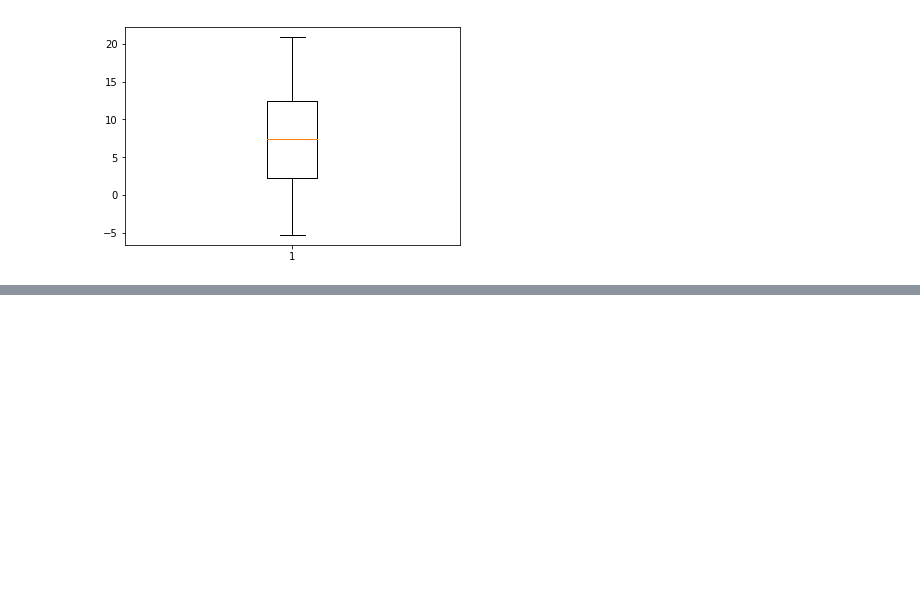
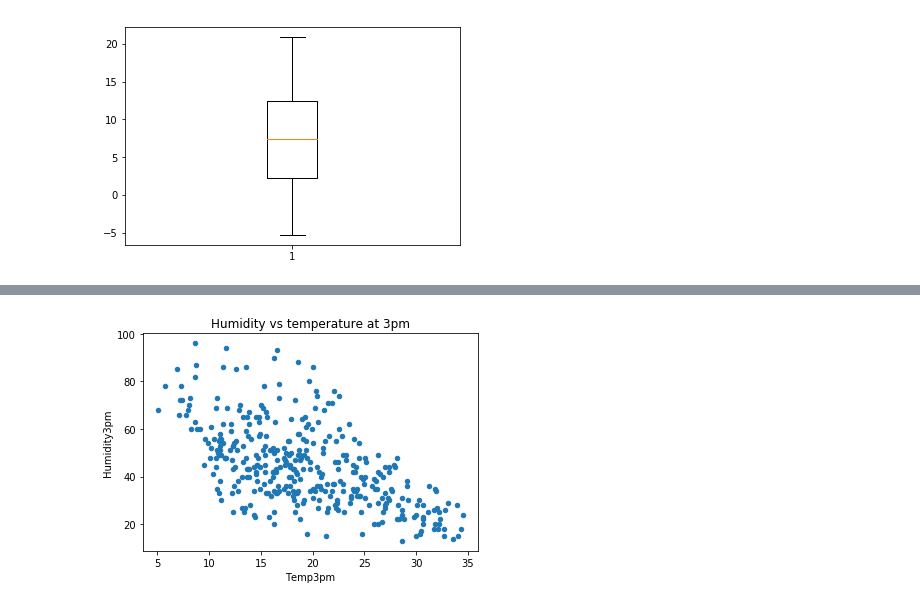
Before and after one commit to nguyenbh1507/TIC-Data-Science-1, a Jupyter notebook: Session2/matplotlib-data-visualization.ipynb, the cells around one changed output, grey strips where cells are left out. Saved outputs shown, nothing was run; the diff lists cells and outputs as text; code cells hidden in the pictures; blank space fills up the shorter version.

```diff
--- a/Session2/matplotlib-data-visualization.ipynb
+++ b/Session2/matplotlib-data-visualization.ipynb
@@ -145,0 +151,5 @@ plt.show()
+# %%
+df.plot(x='Temp3pm', y='Humidity3pm', kind='scatter', title='Humidity vs temperature at 3pm')
+plt.show()
+# %% [output]
+[figure, added]
```
Also changed, not shown: parts of 2 cells of this notebook, 4 other files.
